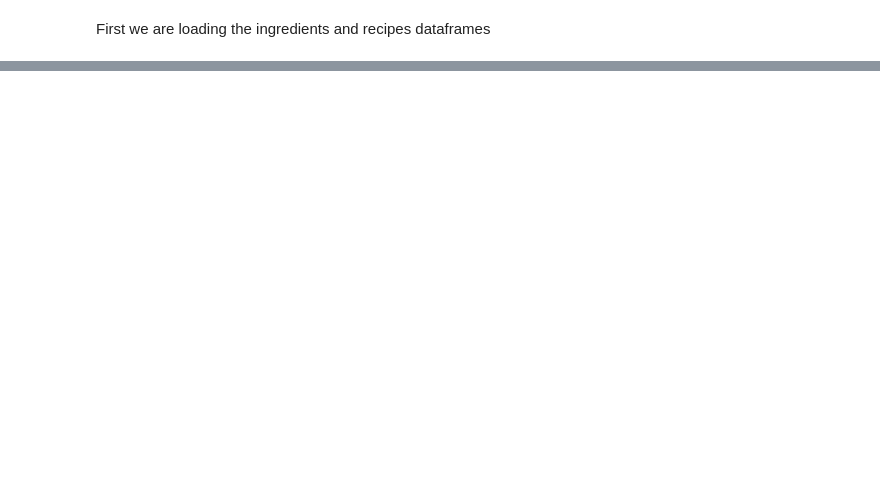
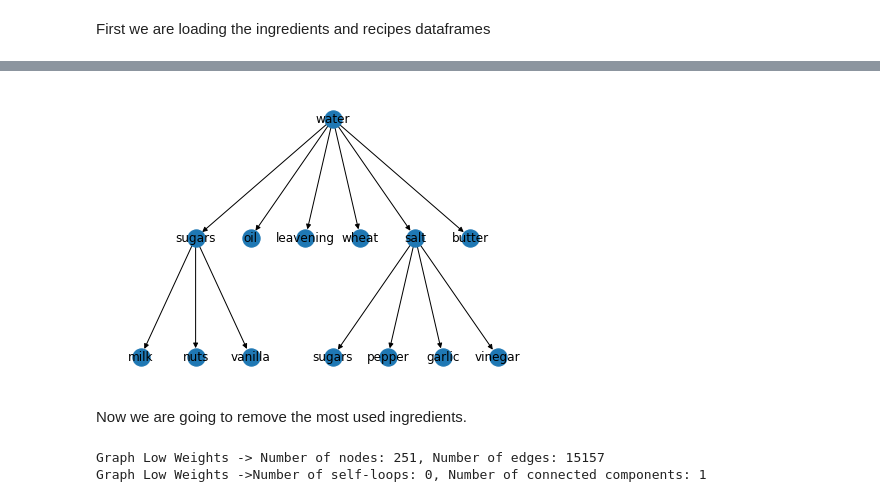
Before and after one commit to alex-mocanu/A-Network-Tour-of-DS-Homework, a Jupyter notebook: Project/explore-ingredients-graph.ipynb, the cells around one changed output, grey strips where cells are left out. Cells and saved outputs as stored; diff of their text form; code cells hidden in the pictures; blank space fills up the shorter version.

```diff
--- a/Project/explore-ingredients-graph.ipynb
+++ b/Project/explore-ingredients-graph.ipynb
@@ -194,0 +254,31 @@ for ingredient in ingredientsDgCentrality[:10]:
+# %%
+ingredients_graph_raw_top = ingredients_graph_raw.copy()
+ingredients_graph_raw_top[ingredients_graph_raw_top < 2400] = 0
+
+ingredients_graph_top_weight = nx.from_numpy_matrix(ingredients_graph_raw_top)
+tree = nx.bfs_tree(ingredients_graph_top_weight, 70)
+positions = nx.drawing.nx_agraph.graphviz_layout(tree, prog="dot")
+
+all_labels = ingredients_df.to_dict()['name']
+filtered_labels = {}
+for node in list(tree.nodes):
+    crt_label = all_labels[node].split(' ')
+    if crt_label[0] == 'spices':
+        filtered_labels[node] = crt_label[1]
+    else:
+        filtered_labels[node] = crt_label[0]
+
+nx.draw(tree, positions, labels=filtered_labels, with_labels=True)
+# %% [output]
+[figure, added]
+# %% [markdown]
+Now we are going to remove the most used ingredients.
+# %%
+ingredients_graph_raw_low = ingredients_graph_raw.copy()
+ingredients_graph_raw_low[ingredients_graph_raw_low > 200] = 0
+ingredients_graph_bottom_weight = nx.from_numpy_matrix(ingredients_graph_raw_low)
+print(f'Graph Low Weights -> Number of nodes: {ingredients_graph_bottom_weight.number_of_nodes()}, Number of edges: {ingredients_graph_bottom_weight.number_of_edges()}')
+print(f'Graph Low Weights -> Number of self-loops: {nx.number_of_selfloops(ingredients_graph_bottom_weight)}, Number of connected components: {nx.number_connected_components(ingredients_graph_bottom_weight)}')
+# %% [output]
+Graph Low Weights -> Number of nodes: 251, Number of edges: 15157
+Graph Low Weights ->Number of self-loops: 0, Number of connected components: 1
```
Also changed, not shown: parts of 60 cells of this notebook.
